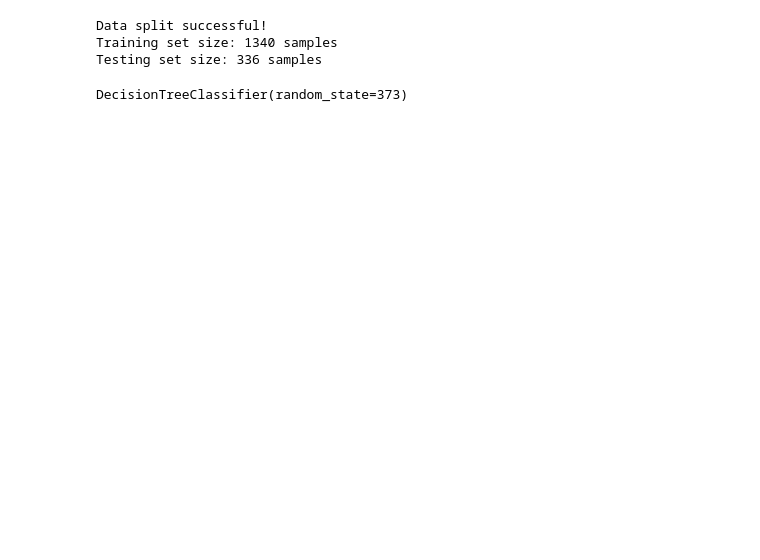
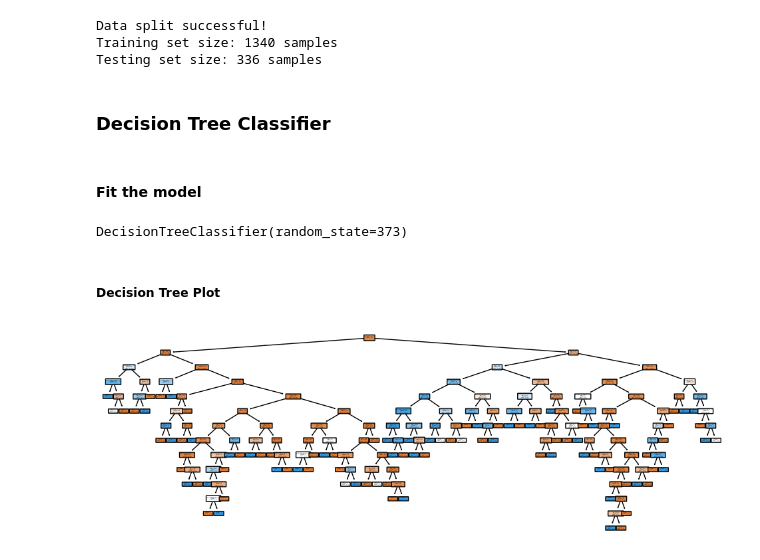
Before and after one commit to Jrk373/MachineLearningDemo, a Jupyter notebook: DecisionTreeClasifier.ipynb, the cells around one changed output. Drawn from its saved outputs; the diff is of its cells as text; code cells hidden in the pictures; blank space fills up the shorter version.

Commit message:
Decision Tree Classifier

```diff
--- a/DecisionTreeClasifier.ipynb
+++ b/DecisionTreeClasifier.ipynb
@@ -284,10 +304,10 @@ float64: 0
 int64: 46
 object: 0
 # %%
-X = df_encoded
+X_encoded = df_encoded
 
-for col in df_encoded.columns:
-    print(f"{col}: {X[col].unique()}")
+for col in X_encoded.columns:
+    print(f"{col}: {X_encoded[col].unique()}")
 # %% [output]
 Age: [41 49 37 33 27 32 59 30 38 36 35 29 31 34 28 22 53 24 21 42 44 46 39 43
  50 26 48 55 45 56 23 51 40 54 58 20 25 19 57 52 47 18 60]
@@ -331,6 +357,6 @@ Unique y values after encoding:
 # %%
 # Splitting data into training and testing sets
-X_train, X_test, y_train, y_test = train_test_split(X, y_encoded, test_size=0.2, random_state=373)
+X_train, X_test, y_train, y_test = train_test_split(X_encoded, y_encoded, test_size=0.2, random_state=373)
 
 # Confirming the split was successful
 if len(X_train) + len(X_test) == len(X) and len(y_train) + len(y_test) == len(y):
@@ -343,11 +369,13 @@ else:
 Data split successful!
 Training set size: 1340 samples
 Testing set size: 336 samples
+# %% [markdown]
+### Decision Tree Classifier
 # %%
 from sklearn.tree import DecisionTreeClassifier
 
 # Create a tree model with defaults
-clf = DecisionTreeClassifier(
+clf_dt = DecisionTreeClassifier(
     criterion="gini",  # The function to measure the quality of a split. Options: "gini" for Gini Impurity or "entropy" for Information Gain.
     # splitter="best",  # The strategy used to choose the split at each node. Options: "best" or "random".
     max_depth=None,  # The maximum depth of the tree. None means nodes are expanded until all leaves are pure or contain < min_samples_split samples.
@@ -361,12 +389,26 @@ clf = DecisionTreeClassifier(
     # class_weight=None,  # Weights associated with classes. If None, all classes are weighted equally.
     # ccp_alpha=0.0  # Complexity parameter used for Minimal Cost-Complexity Pruning. A larger value results in a more pruned tree.
 )
+# %% [markdown]
+#### Fit the model
 # %%
 # Fit (train) the model
-clf.fit(X = X_train,
+clf_dt.fit(X = X_train,
         y = y_train,
         #sample_weight=None,
         #check_input=True
        )
 # %% [output]
 DecisionTreeClassifier(random_state=373)
+# %% [markdown]
+##### Decision Tree Plot
+# %%
+## NOTE: We can plot the tree and it is huge!
+plt.figure(figsize=(12, 4))
+plot_tree(clf_dt,
+          filled=True,
+          rounded=True,
+          class_names=["No Attrition", "Yes Attrition"],
+          feature_names=X_encoded.columns);
+# %% [output]
+[figure, added]
```
Also changed, not shown: parts of 40 cells of this notebook.
